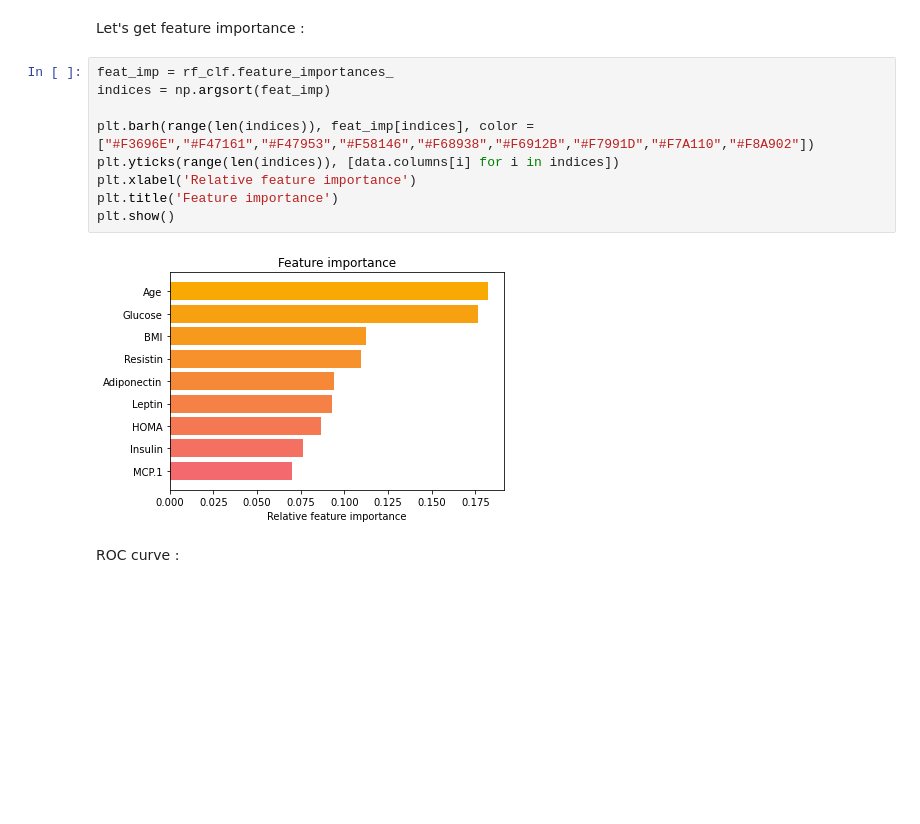
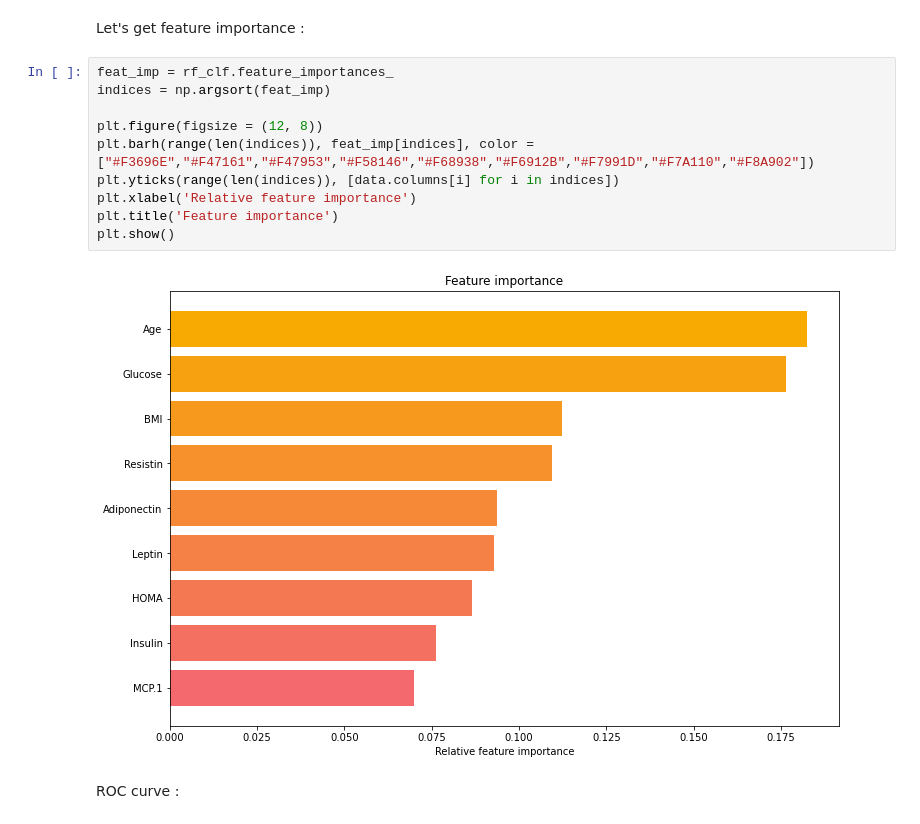
Before and after one commit to zokan21/aml_project, a Jupyter notebook: aml_project.ipynb, the cells around one changed output. Drawn from its saved outputs; the diff is of its cells as text; blank space fills up the shorter version.

```diff
--- a/aml_project.ipynb
+++ b/aml_project.ipynb
@@ -106,14 +105,15 @@ Let's get feature importance :
 # %%
 feat_imp = rf_clf.feature_importances_
 indices = np.argsort(feat_imp)
 
+plt.figure(figsize = (12, 8))
 plt.barh(range(len(indices)), feat_imp[indices], color = ["#F3696E","#F47161","#F47953","#F58146","#F68938","#F6912B","#F7991D","#F7A110","#F8A902"])
 plt.yticks(range(len(indices)), [data.columns[i] for i in indices])
 plt.xlabel('Relative feature importance')
 plt.title('Feature importance')
 plt.show()
 # %% [output]
-[figure, old version]
+[figure, new version]
 # %% [markdown]
 ROC curve :
 # %%
```
Also changed, not shown: parts of 3 cells of this notebook.
